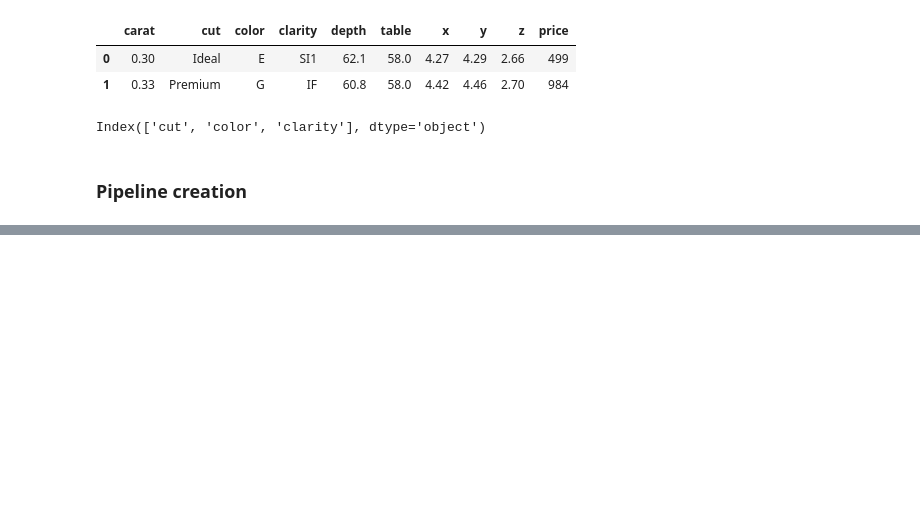
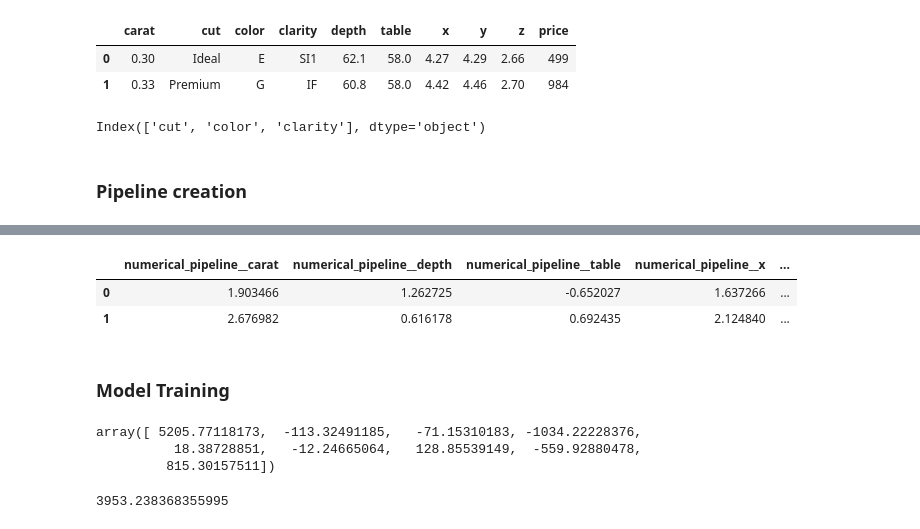
Before and after one commit to omolevictor97/Gem-Pricing, a Jupyter notebook: notebooks/data/model training.ipynb, the cells around one changed output, grey strips where cells are left out. Saved outputs shown, nothing was run; the diff lists cells and outputs as text; code cells hidden in the pictures; blank space fills up the shorter version.

```diff
--- a/notebooks/data/model training.ipynb
+++ b/notebooks/data/model training.ipynb
@@ -72,0 +88,8 @@ preprocessor = ColumnTransformer([
+# %%
+X_test.head(2)
+# %% [output]
+|  | numerical_pipeline__carat | numerical_pipeline__depth | numerical_pipeline__table | numerical_pipeline__x | ... |
+| 0 | 1.903466 | 1.262725 | -0.652027 | 1.637266 | ... |
+| 1 | 2.676982 | 0.616178 | 0.692435 | 2.124840 | ... |
+# %% [markdown]
+### Model Training
@@ -72,0 +103,10 @@ preprocessor = ColumnTransformer([
+# %%
+regress.coef_
+# %% [output]
+array([ 5205.77118173,  -113.32491185,   -71.15310183, -1034.22228376,
+          18.38728851,   -12.24665064,   128.85539149,  -559.92880478,
+         815.30157511])
+# %%
+regress.intercept_
+# %% [output]
+3953.238368355995
```
Also changed, not shown: parts of 10 cells of this notebook, 1 other file.
